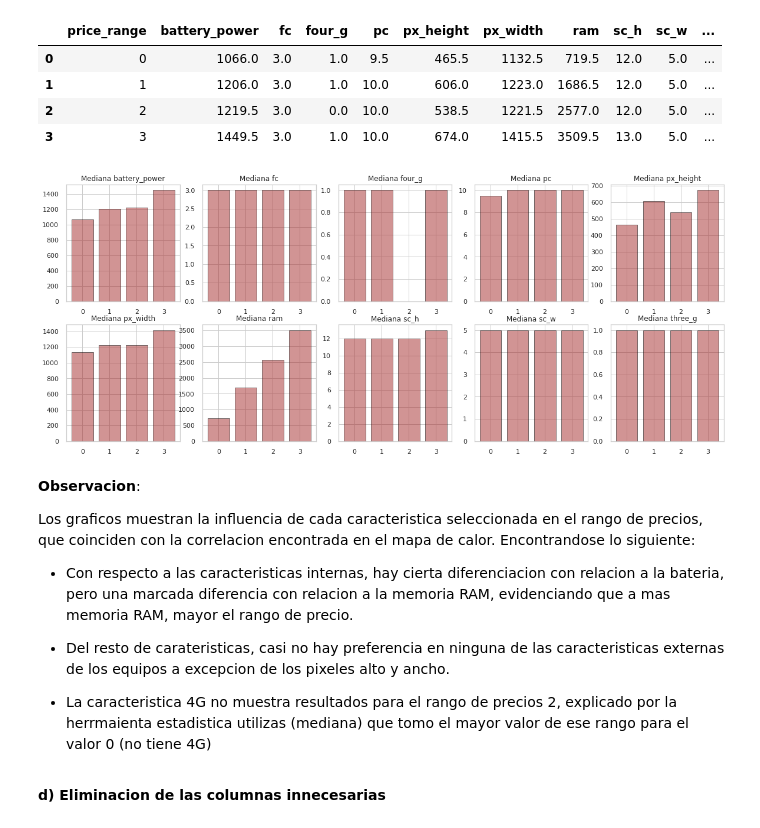
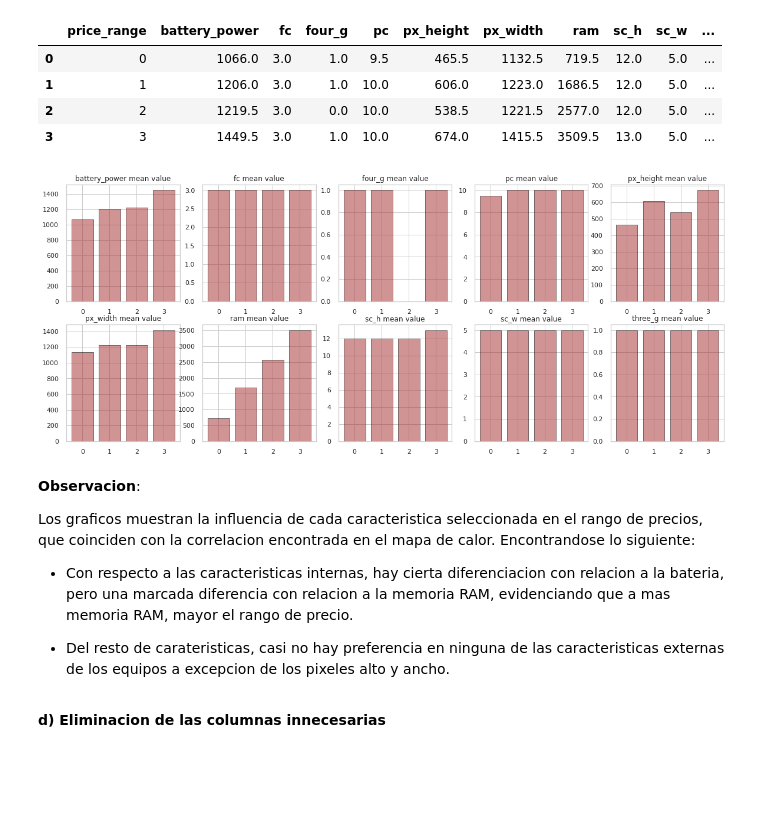
Before and after one commit to jcpalaciosb/Clasificacion_de_Precios, a Jupyter notebook: Mobile_Price_Classification_P3.ipynb, the cells around one changed output. Cells and saved outputs as stored; diff of their text form; code cells hidden in the pictures; blank space fills up the shorter version.

```diff
--- a/Mobile_Price_Classification_P3.ipynb
+++ b/Mobile_Price_Classification_P3.ipynb
@@ -395,3 +395,36 @@ sns.scatterplot(data=df, x='ram', y='price_range', color="brown", s=150, alpha=0
 plt.show()
 # %% [output]
 [figure]
+# %%
+# Visualizacion de las herramientas estadisticas de las caracteristicas correlacionadas de manera baja con el vector objetivo (boxplots)
+rango=list(range(4))
+bateria=[0,0,0,0]
+pixelh=[0,0,0,0]
+pixelw=[0,0,0,0]
+for i in range(0, len(rango)):
+  mask=df['price_range']==i
+  bateria[i]=df.loc[:,'battery_power']
+  pixelh[i]=df.loc[:,'px_height']
+  pixelw[i]=df.loc[:,'px_width']
+fig, axes = plt.subplots(1,3, figsize = (21, 6))
+# Subplot 1
+axes[0].boxplot(bateria, notch=True, labels=["Rango 0","Rango 1", "Rango 2", "Rango 3"], widths=.7, patch_artist=True, medianprops=dict(linestyle='-',
+                linewidth=2, color='Black'), boxprops=dict(linestyle='--',linewidth=2, color='brown', facecolor='brown', alpha=0.4))
+axes[0].set_title(f'Relacion Rango de Precios y Bateria\n', fontsize=14)
+axes[0].set_xlabel('Rango de Precios y Bateria', fontsize=12)
+axes[0].set_ylabel('Valores', fontsize=12)
+# Subplot 2
+axes[1].boxplot(pixelh, notch=True, labels=["Rango 0","Rango 1", "Rango 2", "Rango 3"], widths=.7, patch_artist=True, medianprops=dict(linestyle='-',
+                linewidth=2, color='Black'), boxprops=dict(linestyle='--',linewidth=2, color='brown', facecolor='brown', alpha=0.6))
+axes[1].set_title(f'Relacion Rango de Precios y Pixeles de Altura\n', fontsize=14)
+axes[1].set_xlabel('Rango de Precios y Pixeles de Alto')
+axes[0].set_ylabel('Valores', fontsize=12)
+# Subplot
+axes[2].boxplot(pixelw, notch=True, labels=["Rango 0","Rango 1", "Rango 2", "Rango 3"], widths=.7, patch_artist=True, medianprops=dict(linestyle='-',
+                linewidth=2, color='Black'), boxprops=dict(linestyle='--',linewidth=2, color='brown', facecolor='brown', alpha=0.6))
+axes[2].set_title(f'Relacion Rango de Precios y Pixeles de Ancho\n', fontsize=14)
+axes[2].set_xlabel('Rango de Precios y Pixeles de Ancho')
+axes[0].set_ylabel('Valores', fontsize=12)
+plt.xticks(fontsize=15);
+plt.yticks(fontsize=15);
+plt.show()
@@ -467,13 +514,13 @@ precios_groups
 # %%
 # Visualizacion de los valores medios
 fig, axes = plt.subplots(2,5, figsize = (20, 8))
 axes = axes.ravel() # redimension de la matriz de impresion a un un vector 20, 1
 # bucle para graficar cada columna en una figura
 for i, col in enumerate(precios_groups.columns[1:]):
   axes[i].bar(precios_groups['price_range'], precios_groups[col], color='brown', edgecolor='black', alpha=0.5)
-  axes[i].set_title(f'Mediana {col}')
+  axes[i].set_title(f'{col} mean value')
 # %% [output]
-[figure, old version]
+[figure, new version]
 # %% [markdown]
 **Observacion**:
 
@@ -482,8 +529,6 @@ Los graficos muestran la influencia de cada caracteristica seleccionada en el ra
 - Con respecto a las caracteristicas internas, hay cierta diferenciacion con relacion a la bateria, pero una marcada diferencia con relacion a la memoria RAM, evidenciando que a mas memoria RAM, mayor el rango de precio.
 
 - Del resto de carateristicas, casi no hay preferencia en ninguna de las caracteristicas externas de los equipos a excepcion de los pixeles alto y ancho.
-
-- La caracteristica 4G no muestra resultados para el rango de precios 2, explicado por la herrmaienta estadistica utilizas (mediana) que tomo el mayor valor de ese rango para el valor 0 (no tiene 4G)
 # %% [markdown]
 **d) Eliminacion de las columnas innecesarias**
 # %% [markdown]
```
Also changed, not shown: parts of 5 cells of this notebook.
